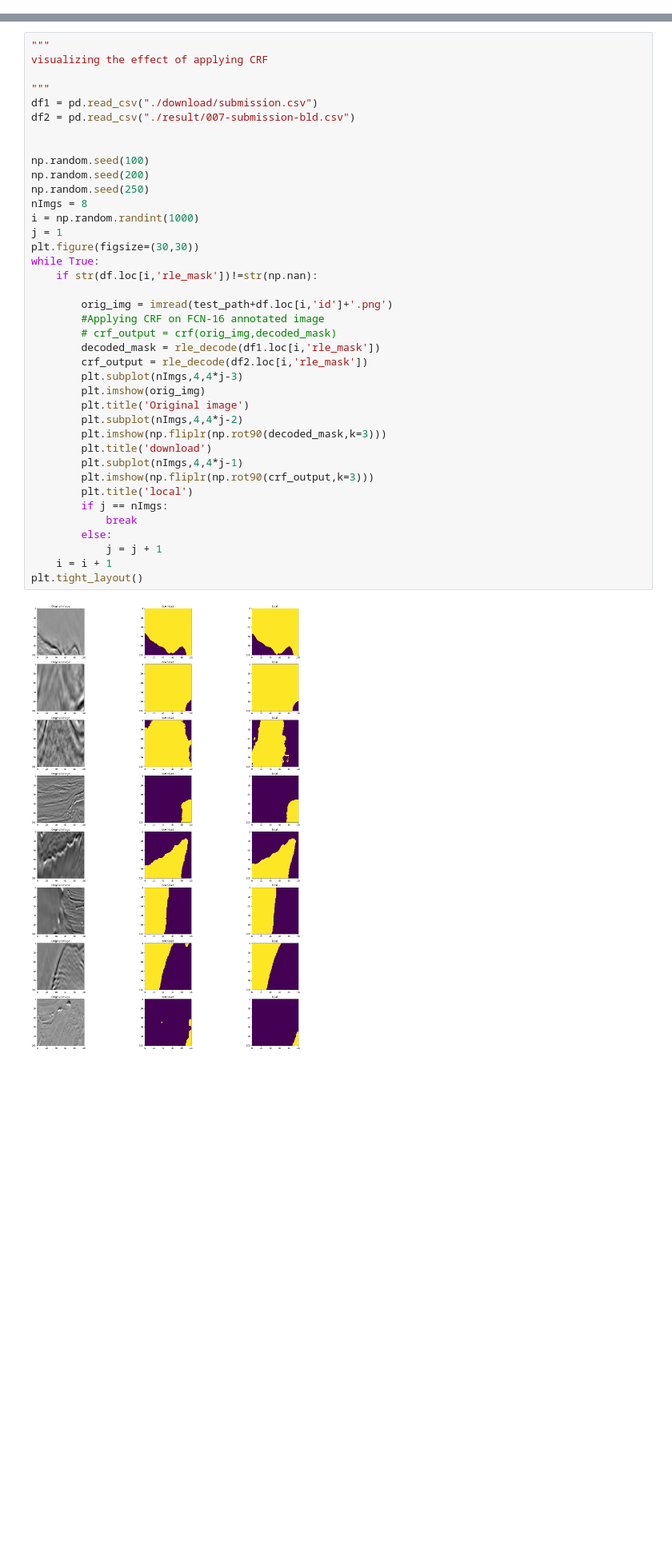
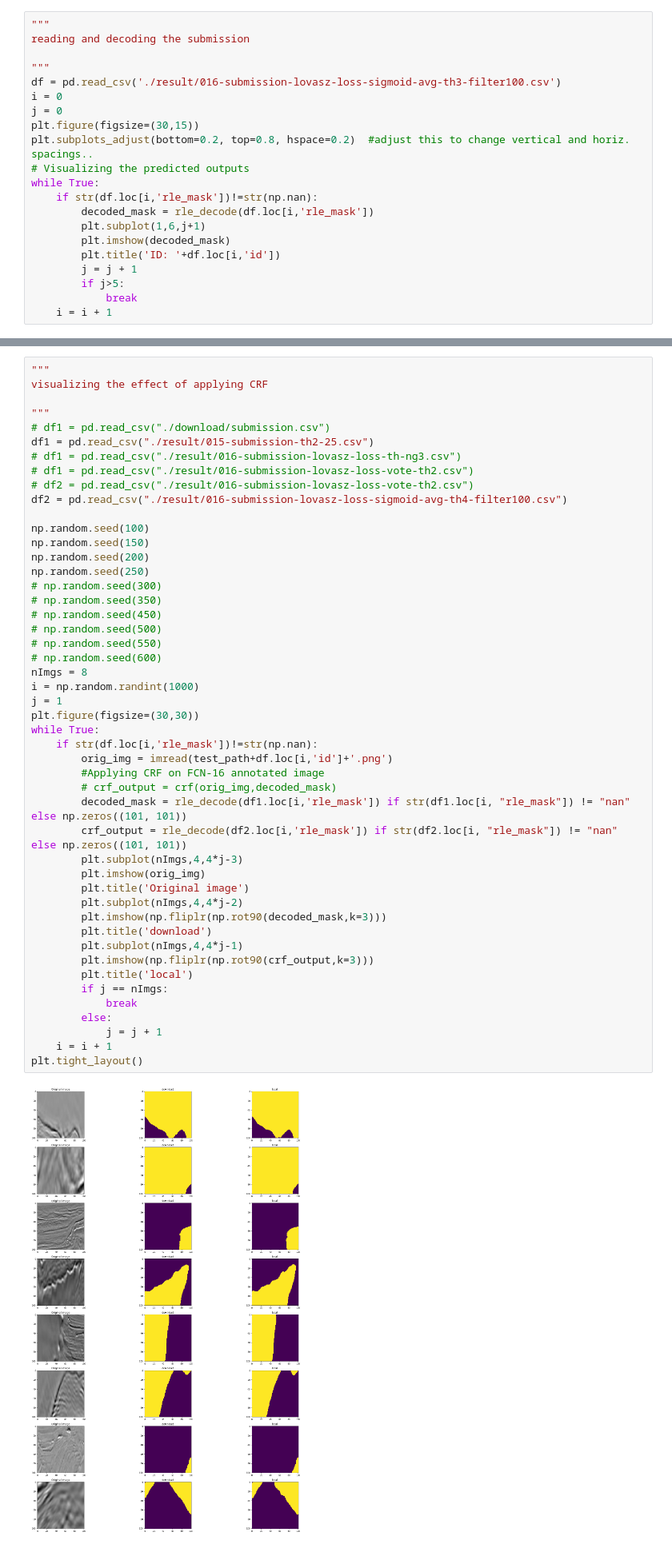
Before and after one commit to kqdmqx/kaggle-TGS-Salt-Identification-Challenge, a Jupyter notebook: 000-kaggle-kernel--apply_crf_unet-resnet.ipynb, the cells around one changed output, grey strips where cells are left out. Shown at 80% size. Drawn from its saved outputs; the diff is of its cells as text; blank space fills up the shorter version.

```diff
--- a/000-kaggle-kernel--apply_crf_unet-resnet.ipynb
+++ b/000-kaggle-kernel--apply_crf_unet-resnet.ipynb
@@ -60,0 +84,21 @@ while True:
+# %%
+"""
+reading and decoding the submission
+
+"""
+df = pd.read_csv('./result/016-submission-lovasz-loss-sigmoid-avg-th3-filter100.csv')
+i = 0
+j = 0
+plt.figure(figsize=(30,15))
+plt.subplots_adjust(bottom=0.2, top=0.8, hspace=0.2)  #adjust this to change vertical and horiz. spacings..
+# Visualizing the predicted outputs
+while True:
+    if str(df.loc[i,'rle_mask'])!=str(np.nan):
+        decoded_mask = rle_decode(df.loc[i,'rle_mask'])
+        plt.subplot(1,6,j+1)
+        plt.imshow(decoded_mask)
+        plt.title('ID: '+df.loc[i,'id'])
+        j = j + 1
+        if j>5:
+            break
+    i = i + 1
@@ -233,42 +279,51 @@ df.to_csv("./result/005-submission-crf-raw.csv",index=False)
 visualizing the effect of applying CRF
 
 """
-df1 = pd.read_csv("./download/submission.csv")
-df2 = pd.read_csv("./result/007-submission-bld.csv")
-
+# df1 = pd.read_csv("./download/submission.csv")
+df1 = pd.read_csv("./result/015-submission-th2-25.csv")
+# df1 = pd.read_csv("./result/016-submission-lovasz-loss-th-ng3.csv")
+# df1 = pd.read_csv("./result/016-submission-lovasz-loss-vote-th2.csv")
+# df2 = pd.read_csv("./result/016-submission-lovasz-loss-vote-th2.csv")
+df2 = pd.read_csv("./result/016-submission-lovasz-loss-sigmoid-avg-th4-filter100.csv")
 
 np.random.seed(100)
+np.random.seed(150)
 np.random.seed(200)
 np.random.seed(250)
+# np.random.seed(300)
+# np.random.seed(350)
+# np.random.seed(450)
+# np.random.seed(500)
+# np.random.seed(550)
+# np.random.seed(600)
 nImgs = 8
 i = np.random.randint(1000)
 j = 1
 plt.figure(figsize=(30,30))
 while True:
     if str(df.loc[i,'rle_mask'])!=str(np.nan):
-
         orig_img = imread(test_path+df.loc[i,'id']+'.png')
         #Applying CRF on FCN-16 annotated image
         # crf_output = crf(orig_img,decoded_mask)
-        decoded_mask = rle_decode(df1.loc[i,'rle_mask'])
-        crf_output = rle_decode(df2.loc[i,'rle_mask'])
+        decoded_mask = rle_decode(df1.loc[i,'rle_mask']) if str(df1.loc[i, "rle_mask"]) != "nan" else np.zeros((101, 101))
+        crf_output = rle_decode(df2.loc[i,'rle_mask']) if str(df2.loc[i, "rle_mask"]) != "nan" else np.zeros((101, 101))
         plt.subplot(nImgs,4,4*j-3)
         plt.imshow(orig_img)
         plt.title('Original image')
         plt.subplot(nImgs,4,4*j-2)
         plt.imshow(np.fliplr(np.rot90(decoded_mask,k=3)))
         plt.title('download')
         plt.subplot(nImgs,4,4*j-1)
         plt.imshow(np.fliplr(np.rot90(crf_output,k=3)))
         plt.title('local')
         if j == nImgs:
             break
         else:
             j = j + 1
     i = i + 1
 plt.tight_layout()
 # %% [output]
-[figure, old version]
+[figure, new version]
 # %%
 df = pd.read_csv('./result/005-submission-crf-once.csv')
 
```
Also changed, not shown: parts of 2 cells of this notebook, 15 other files.
